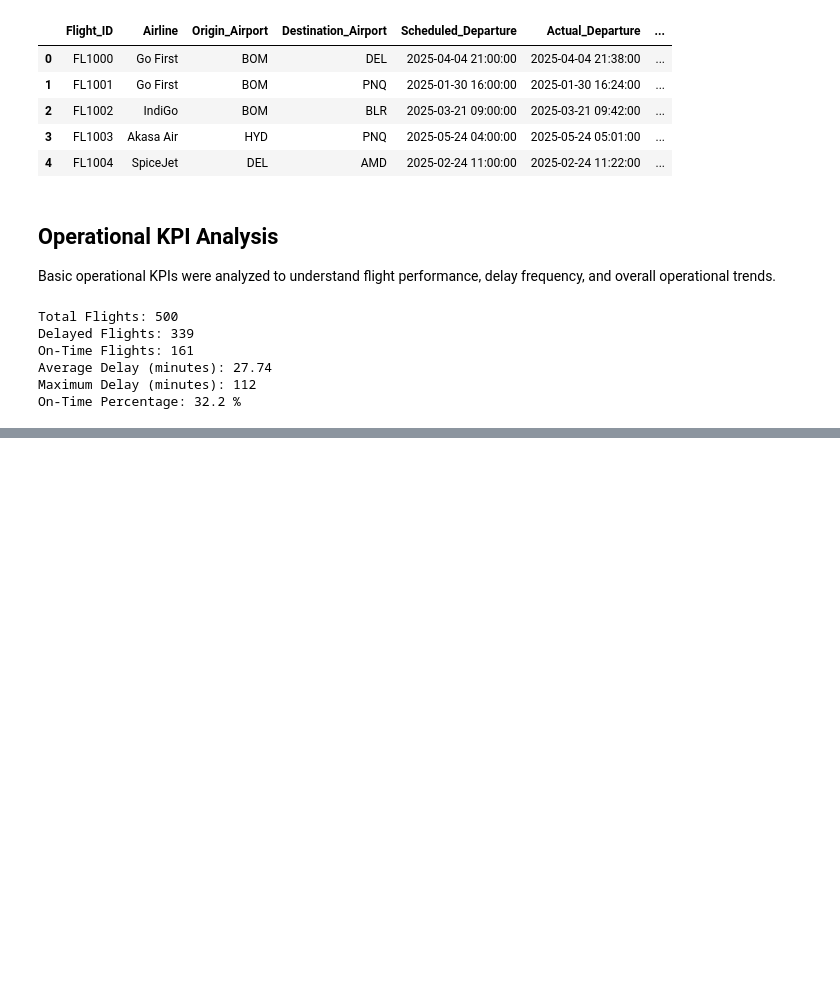
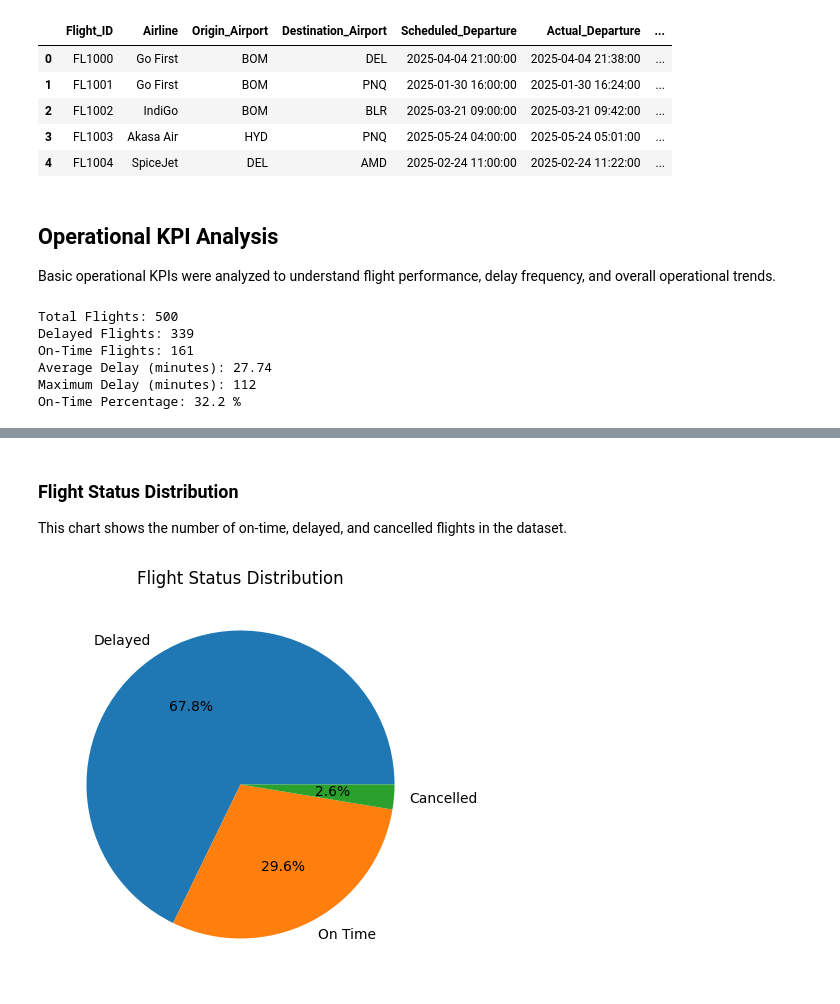
Before and after one commit to aadvikk/flight-delays-analysis, a Jupyter notebook: flight_operations_delay_analysis.ipynb, the cells around one changed output, grey strips where cells are left out. Cells and saved outputs as stored; diff of their text form; code cells hidden in the pictures; blank space fills up the shorter version.

```diff
--- a/flight_operations_delay_analysis.ipynb
+++ b/flight_operations_delay_analysis.ipynb
@@ -186,0 +288,6 @@ On-Time Percentage: 32.2 %
+# %%
+# For Flight Status Distribution
+
+flight_status = flights["Flight_Status"].value_counts()
+
+flight_status
@@ -186,0 +301,16 @@ On-Time Percentage: 32.2 %
+# %% [markdown]
+### Flight Status Distribution
+
+This chart shows the number of on-time, delayed, and cancelled flights in the dataset.
+# %%
+plt.figure(figsize=(7,5))
+
+flight_status.plot(kind="pie",autopct="%1.1f%%")
+
+plt.title("Flight Status Distribution")
+
+plt.ylabel("")
+
+plt.show()
+# %% [output]
+[figure, added]
```
Also changed, not shown: parts of 13 cells of this notebook.
